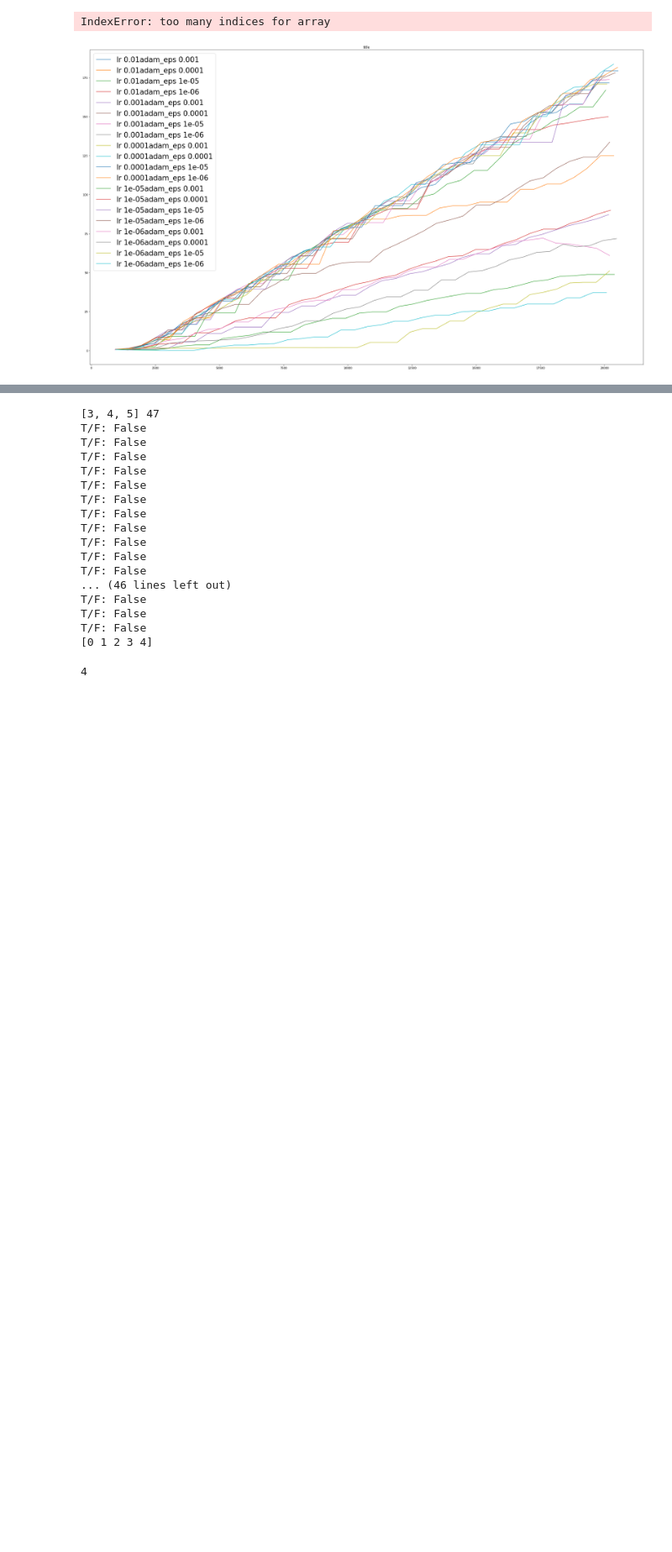
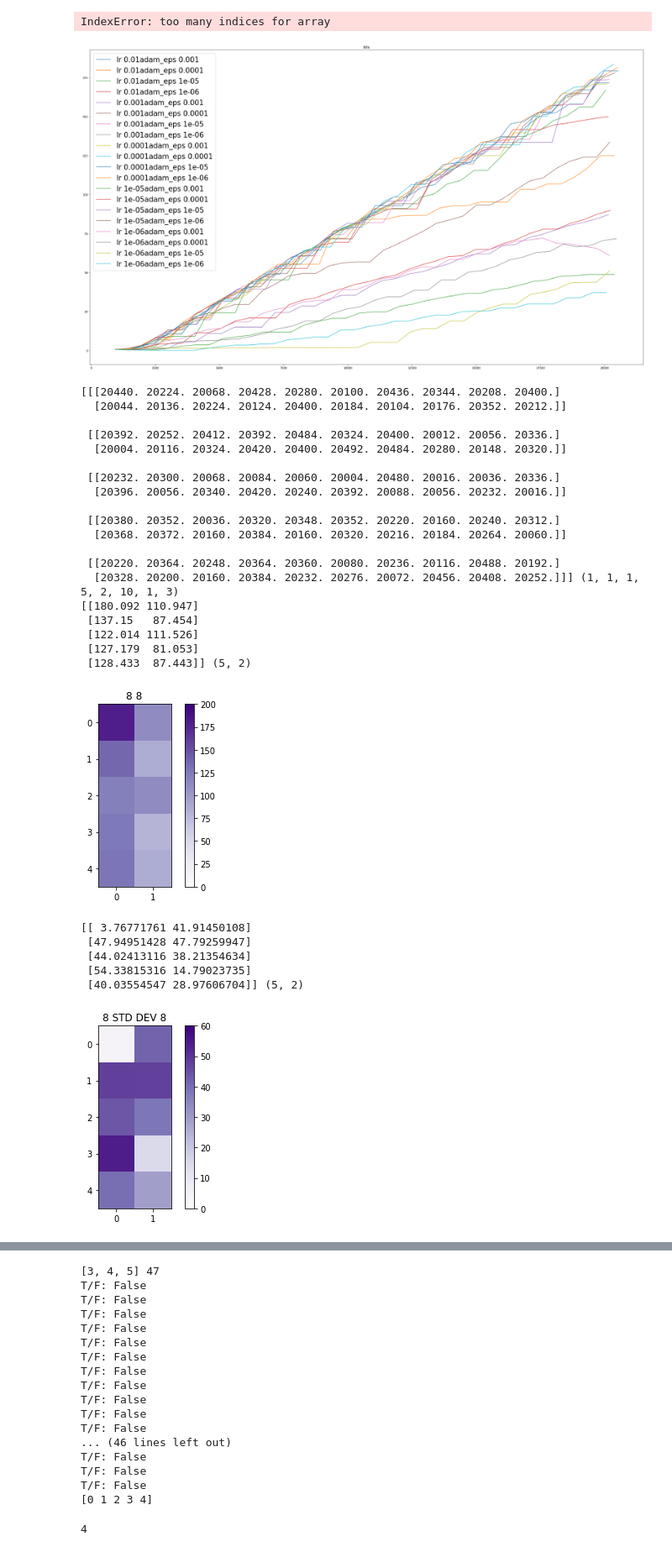
Before and after one commit to automl/mdp-playground, a Jupyter notebook: run_experiments.ipynb, the cells around one changed output, grey strips where cells are left out. Shown at 84% size. Drawn from its saved outputs; the diff is of its cells as text; code cells hidden in the pictures; blank space fills up the shorter version.

```diff
--- a/run_experiments.ipynb
+++ b/run_experiments.ipynb
@@ -438,7 +438,7 @@ print(terminal_state_densities)
 dir_name = '/home/rajanr/Backup/rl_toy'
 # dir_name = '/home/rajanr/custom-gym-env' #run
 # stats_file = dir_name + '/' + 'lap_22.csv' #Name of file to which benchmark stats were written
-stats_file = dir_name + '/' + '24.csv' #Name of file to which benchmark stats were written
+stats_file = dir_name + '/' + '25.csv' #Name of file to which benchmark stats were written
 # stats_file = dir_name + '/' + 'rl_stats_temp_seeded_8.csv' #Name of file to which benchmark stats were written
 # rl_stats_temp_initial.csv has initial working run: All dynamics functions were randomly generated with diff. seeds
 # rl_stats_temp_seeded.csv has runs with fixed seeds for S and A, but not for Env. or Ray!!
@@ -468,6 +468,8 @@ stats_file = dir_name + '/' + '24.csv' #Name of file to which benchmark stats we
 # 23 same as 22 but changed adam_epsilon grid
 # 24 has (5x4x10 configs of del x seq_len x seed): main experiment with DQN
 # 25 have (5x2x10 configs of del x seq_len x seed): main experiment with DQN
+# 26: (5x4x10 configs of del x seq_len x seed): main experiment with DQN; same as 24
+# 27: (5x4x10 configs of del x seq_len x seed): main experiment with DQN; same as 26 but with target_nn_upd_f=80 and learning_starts=2000
 # Others are in /home/rajanr/Backup/rl_toy files
 
 state_space_sizes = [8]#, 10, 12, 14] # [2**i for i in range(1,6)]
@@ -534,7 +536,7 @@ print("final_vals.shape", final_vals.shape)
 # print(final_vals[-20:, :])
 metrics_ = final_vals[:, -3:]
 # print(metrics_)
-num_values_per_hyperparam = (1, 1, 1, 5, 4, 10, 1, 3) #hack
+num_values_per_hyperparam = (1, 1, 1, 5, 2, 10, 1, 3) #hack
 metrics_reshaped = np.reshape(metrics_, num_values_per_hyperparam)
 print("metrics_reshaped.shape", metrics_reshaped.shape)
 # print("metrics_reshaped[:, 0, 0, :, :, :, :, :]", metrics_reshaped[:, 0, 0, :, :, :, :, :].shape, metrics_reshaped[:, 0, 0, :, :, :, :, :])
@@ -675,4 +677,56 @@ plt.legend(loc='upper left', prop={'size': 26})
 plt.show()
 # %% [output]
 [figure]
+# %%
+# Plots across 10 runs: with noise
+
+for i in range(len(state_space_sizes)):
+    for j in range(len(action_space_sizes)):
+        mean_data_ = np.mean(metrics_reshaped[:, i, j, :, :, :, :, 1], axis=-2)
+        to_plot_ = np.squeeze(mean_data_)
+        print(np.squeeze(metrics_reshaped[:, i, j, :, :, :, :, 0]), metrics_reshaped[:, :, :, :, :, :, :, :].shape)
+        print(to_plot_, to_plot_.shape)
+        import matplotlib.pyplot as plt
+        plt.imshow(np.atleast_2d(to_plot_), cmap='Purples', interpolation='none', vmin=0, vmax=200)#, extent=[0, 16, 8, 14])
+        plt.colorbar()
+#         plt.xscale('log')
+#         plt.yscale('log')
+        plt.title(str(state_space_sizes[i]) + ' ' + str(action_space_sizes[j]))
+        plt.show()
+        std_dev_ = np.std(metrics_reshaped[:, i, j, :, :, :, :, 1], axis=-2)
+        to_plot_ = np.squeeze(std_dev_)
+        print(to_plot_, to_plot_.shape)
+        plt.imshow(np.atleast_2d(to_plot_), cmap='Purples', interpolation='none', vmin=0, vmax=60)#, extent=[0, 16, 8, 14])
+        plt.colorbar()
+#         plt.xscale('log')
+#         plt.yscale('log')
+        plt.title(str(state_space_sizes[i]) + ' STD DEV ' + str(action_space_sizes[j]))
+        plt.show()
+# %% [output]
+[[[20440. 20224. 20068. 20428. 20280. 20100. 20436. 20344. 20208. 20400.]
+  [20044. 20136. 20224. 20124. 20400. 20184. 20104. 20176. 20352. 20212.]]
+
+ [[20392. 20252. 20412. 20392. 20484. 20324. 20400. 20012. 20056. 20336.]
+  [20004. 20116. 20324. 20420. 20400. 20492. 20484. 20280. 20148. 20320.]]
+
+ [[20232. 20300. 20068. 20084. 20060. 20004. 20480. 20016. 20036. 20336.]
+  [20396. 20056. 20340. 20420. 20240. 20392. 20088. 20056. 20232. 20016.]]
+
+ [[20380. 20352. 20036. 20320. 20348. 20352. 20220. 20160. 20240. 20312.]
+  [20368. 20372. 20160. 20384. 20160. 20320. 20216. 20184. 20264. 20060.]]
+
+ [[20220. 20364. 20248. 20364. 20360. 20080. 20236. 20116. 20488. 20192.]
+  [20328. 20200. 20160. 20384. 20232. 20276. 20072. 20456. 20408. 20252.]]] (1, 1, 1, 5, 2, 10, 1, 3)
+[[180.092 110.947]
+ [137.15   87.454]
+ [122.014 111.526]
+ [127.179  81.053]
+ [128.433  87.443]] (5, 2)
+[figure, added]
+[[ 3.76771761 41.91450108]
+ [47.94951428 47.79259947]
+ [44.02413116 38.21354634]
+ [54.33815316 14.79023735]
+ [40.03554547 28.97606704]] (5, 2)
+[figure, added]
 # %%
```
Also changed, not shown: parts of 2 cells of this notebook, 1 other file.
